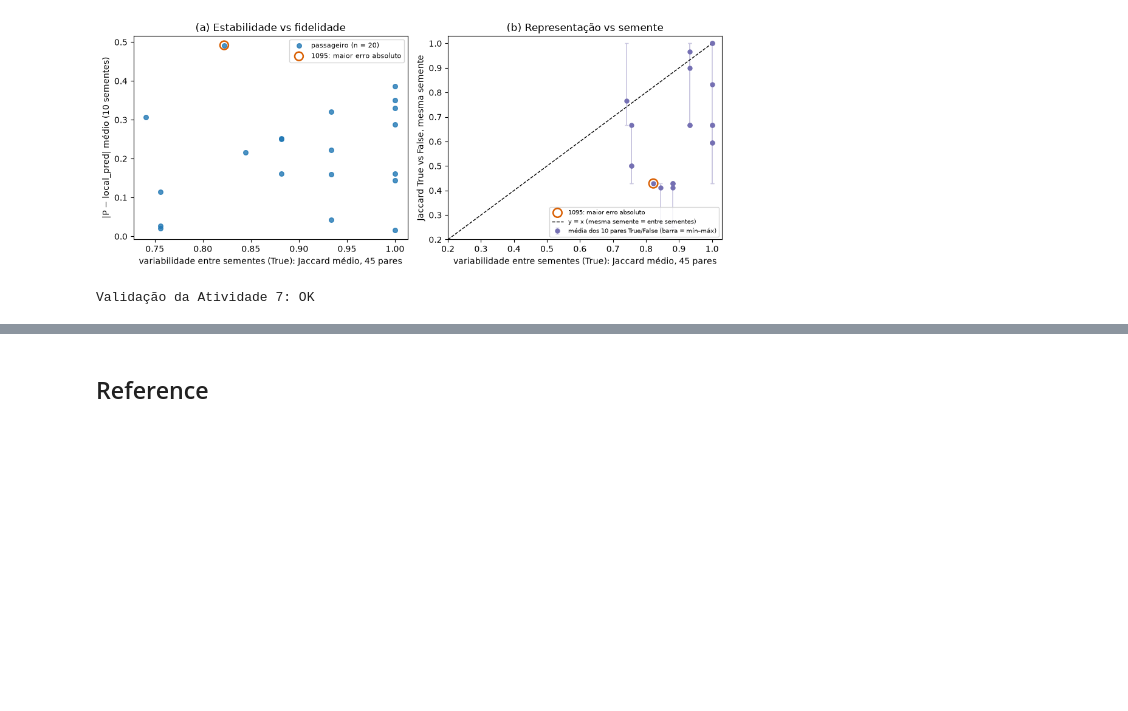
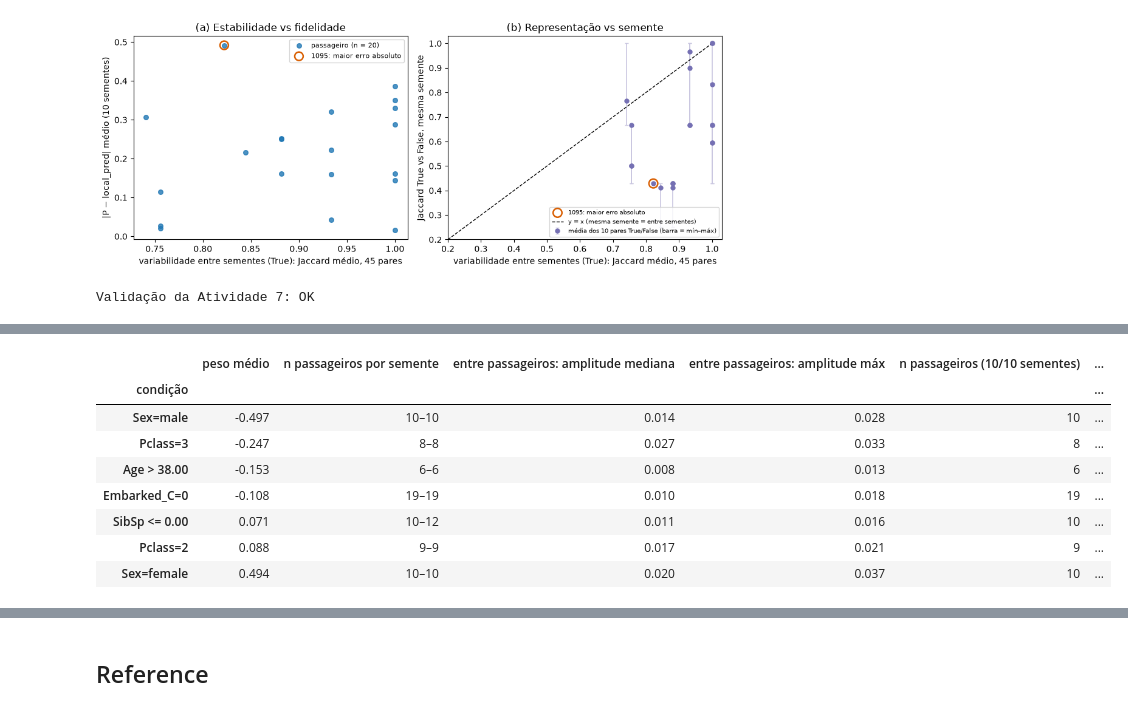
Before and after one commit to tomasgferreira06/introduction-to-LIME-for-model-interpretability, a Jupyter notebook: battacharya_LIME.ipynb, the cells around one changed output, grey strips where cells are left out. Drawn from its saved outputs; the diff is of its cells as text; code cells hidden in the pictures; blank space fills up the shorter version.

```diff
--- a/battacharya_LIME.ipynb
+++ b/battacharya_LIME.ipynb
@@ -2454,11 +2518,12 @@ plt.show()
 err = fid['Abs error'].sort_values(kind='stable')
 CHECK_PIDS = [int(err.index[0]), int(err.index[len(err) // 2 - 1]), int(err.index[-1])]     # menor, mediano e maior erro (regra fixa)
 
-rows = []
+rows, expsB = [], {}                                                       # expsB: explicações True, reutilizadas no complemento de localidade
 for pid in ids20:
     rs = results[pid]
     ex = [run_variant(pid, s) for s in STAB_SEEDS]                          # 10 sementes, discretize=True (referência)
     exf = [run_variant(pid, s, discretize=False) for s in STAB_SEEDS]       # as mesmas 10 sementes, discretize=False
+    expsB[pid] = ex
     st, stf = [sel_set(e) for e in ex], [sel_set(e) for e in exf]
     lps, lpf = np.array([lp(e) for e in ex]), np.array([lp(e) for e in exf])
     side = rs['p_model'] >= 0.5
@@ -2602,0 +2677,67 @@ Validação da Atividade 7: OK
+# %%
+# Coeficiente de uma mesma condição: entre passageiros (semente fixa) vs entre sementes (passageiro fixo).
+# Reutiliza as 200 explicações True da parte B (expsB); não gera explicações novas.
+import inspect
+import lime.lime_tabular as lime_tabular
+
+LOC_MIN = 5                                                    # mínimo de observações por grupo (só descritivo)
+loc_df = pd.DataFrame([dict(PassengerId=pid, seed=s, condição=c, peso=w)
+                       for pid, ex in expsB.items() for s, e in zip(STAB_SEEDS, ex) for c, w in e.as_list(label=TARGET_CLASS)])
+amp = lambda s: s.max() - s.min()
+by_seed = loc_df.groupby(['condição', 'seed'])['peso'].agg(n='size', amplitude=amp)        # semente fixa: entre passageiros
+by_pid = loc_df.groupby(['condição', 'PassengerId'])['peso'].agg(n='size', amplitude=amp)  # passageiro fixo: entre sementes
+by_pid10 = by_pid[by_pid['n'] == len(STAB_SEEDS)]                                            # condição presente nas 10 sementes
+n_seed = by_seed['n'].groupby('condição').agg(['min', 'max', 'size'])
+n_pid10 = by_pid10.groupby('condição').size()
+eligible = [c for c in n_seed.index if n_seed.loc[c, 'size'] == len(STAB_SEEDS) and n_seed.loc[c, 'min'] >= LOC_MIN
+            and n_pid10.get(c, 0) >= LOC_MIN]
+
+loc_tab = pd.DataFrame({
+    'peso médio': loc_df.groupby('condição')['peso'].mean(),
+    'n passageiros por semente': n_seed.apply(lambda r: f"{int(r['min'])}–{int(r['max'])}", axis=1),
+    'entre passageiros: amplitude mediana': by_seed['amplitude'].groupby('condição').median(),
+    'entre passageiros: amplitude máx': by_seed['amplitude'].groupby('condição').max(),
+    'n passageiros (10/10 sementes)': n_pid10,
+    'entre sementes: amplitude mediana': by_pid10['amplitude'].groupby('condição').median(),
+    'entre sementes: amplitude máx': by_pid10['amplitude'].groupby('condição').max(),
+}).loc[eligible].astype({'n passageiros (10/10 sementes)': int}).sort_values('peso médio')
+print('Amplitude (máx − mín) do coeficiente de cada condição. Entre passageiros: mediana e máximo sobre as 10 sementes;')
+print('entre sementes: mediana e máximo sobre os passageiros com a condição nas 10 sementes.')
+display(loc_tab.round(3))
+print('Condições excluídas por terem poucas observações:', sorted(set(n_seed.index) - set(eligible)))
+lower = int((loc_tab['entre passageiros: amplitude mediana'] < loc_tab['entre sementes: amplitude mediana']).sum())
+print(f'Amplitude mediana entre passageiros < entre sementes em {lower} de {len(loc_tab)} condições')
+
+# Mecanismo do kernel, lido no código instalado e confirmado no explainer usado
+src_init = inspect.getsource(lime_tabular.LimeTabularExplainer.__init__)
+src_expl = inspect.getsource(lime_tabular.LimeTabularExplainer.explain_instance)
+assert 'kernel_width = np.sqrt(training_data.shape[1]) * .75' in src_init
+assert 'return np.sqrt(np.exp(-(d ** 2) / kernel_width ** 2))' in src_init
+assert 'scaled_data = (data - self.scaler.mean_) / self.scaler.scale_' in src_expl and 'scaled_data[0].reshape(1, -1)' in src_expl
+ref_expl = build_explainer(LIME_CONFIG['random_state'], True)                 # só o explainer; não gera explicações
+kw_ref = ref_expl.base.kernel_fn.keywords['kernel_width']
+assert (ref_expl.scaler.mean_ == 0).all() and (ref_expl.scaler.scale_ == 1).all()   # com discretização, distância sobre os indicadores 0/1
+d_k = np.sqrt(np.arange(len(FEATURES) + 1))                                  # k indicadores diferentes dos do passageiro -> distância √k
+w_k = ref_expl.base.kernel_fn(d_k)
+assert np.isclose(kw_ref, 2.25) and np.allclose(w_k, np.exp(-d_k ** 2 / (2 * kw_ref ** 2))) and np.isclose(w_k[-1], 0.411, atol=5e-4)
+print(f'\nlime {version("lime")}: kernel_width = {kw_ref:.2f}; peso = √exp(−d²/kw²) = exp(−d²/(2·kw²)); '
+      f'd = √(nº de indicadores diferentes dos do passageiro), máximo √{len(FEATURES)} = 3')
+print('Peso teórico por nº de indicadores diferentes (0 a 9):', ' '.join(f'{v:.3f}' for v in w_k))
+
+# validação: sem explicações novas, condições não misturadas, amplitudes recalculadas
+for pid, ex in expsB.items():
+    assert len(ex) == len(STAB_SEEDS) and summarize(ex[0], pid) == results[pid]          # semente 123 = Atividade 1
+for i, s in enumerate(STAB_SEEDS):
+    assert expsB[A7_ID][i].as_list(label=TARGET_CLASS) == stab_exps[(5000, s)].as_list(label=TARGET_CLASS)   # = Atividade 3
+assert len(loc_df) == 20 * 10 * LIME_CONFIG['num_features'] and not loc_df.duplicated(['PassengerId', 'seed', 'condição']).any()
+assert {'Sex=female', 'Sex=male'} <= set(loc_tab.index)                                   # condições da mesma feature em linhas separadas
+for c in loc_tab.index:
+    per_seed = [loc_df[(loc_df['condição'] == c) & (loc_df['seed'] == s)]['peso'] for s in STAB_SEEDS]
+    full = [g['peso'] for _, g in loc_df[loc_df['condição'] == c].groupby('PassengerId') if len(g) == len(STAB_SEEDS)]
+    assert min(map(len, per_seed)) >= LOC_MIN and len(full) >= LOC_MIN
+    assert np.isclose(loc_tab.loc[c, 'entre passageiros: amplitude mediana'], np.median([amp(x) for x in per_seed]))
+    assert np.isclose(loc_tab.loc[c, 'entre passageiros: amplitude máx'], max(amp(x) for x in per_seed))
+    assert np.isclose(loc_tab.loc[c, 'entre sementes: amplitude mediana'], np.median([amp(x) for x in full]))
+    assert np.isclose(loc_tab.loc[c, 'entre sementes: amplitude máx'], max(amp(x) for x in full))
+print('Validação do complemento de localidade: OK')
+# %% [output]
@@ -2602,0 +2746,9 @@ Validação da Atividade 7: OK
+|  | peso médio | n passageiros por semente | entre passageiros: amplitude mediana | entre passageiros: amplitude máx | n passageiros (10/10 sementes) | ... |
+| condição |  |  |  |  |  | ... |
+| Sex=male | -0.497 | 10–10 | 0.014 | 0.028 | 10 | ... |
+| Pclass=3 | -0.247 | 8–8 | 0.027 | 0.033 | 8 | ... |
+| Age > 38.00 | -0.153 | 6–6 | 0.008 | 0.013 | 6 | ... |
+| Embarked_C=0 | -0.108 | 19–19 | 0.010 | 0.018 | 19 | ... |
+| SibSp <= 0.00 | 0.071 | 10–12 | 0.011 | 0.016 | 10 | ... |
+| Pclass=2 | 0.088 | 9–9 | 0.017 | 0.021 | 9 | ... |
+| Sex=female | 0.494 | 10–10 | 0.020 | 0.037 | 10 | ... |
```
Also changed, not shown: parts of 17 cells of this notebook.
